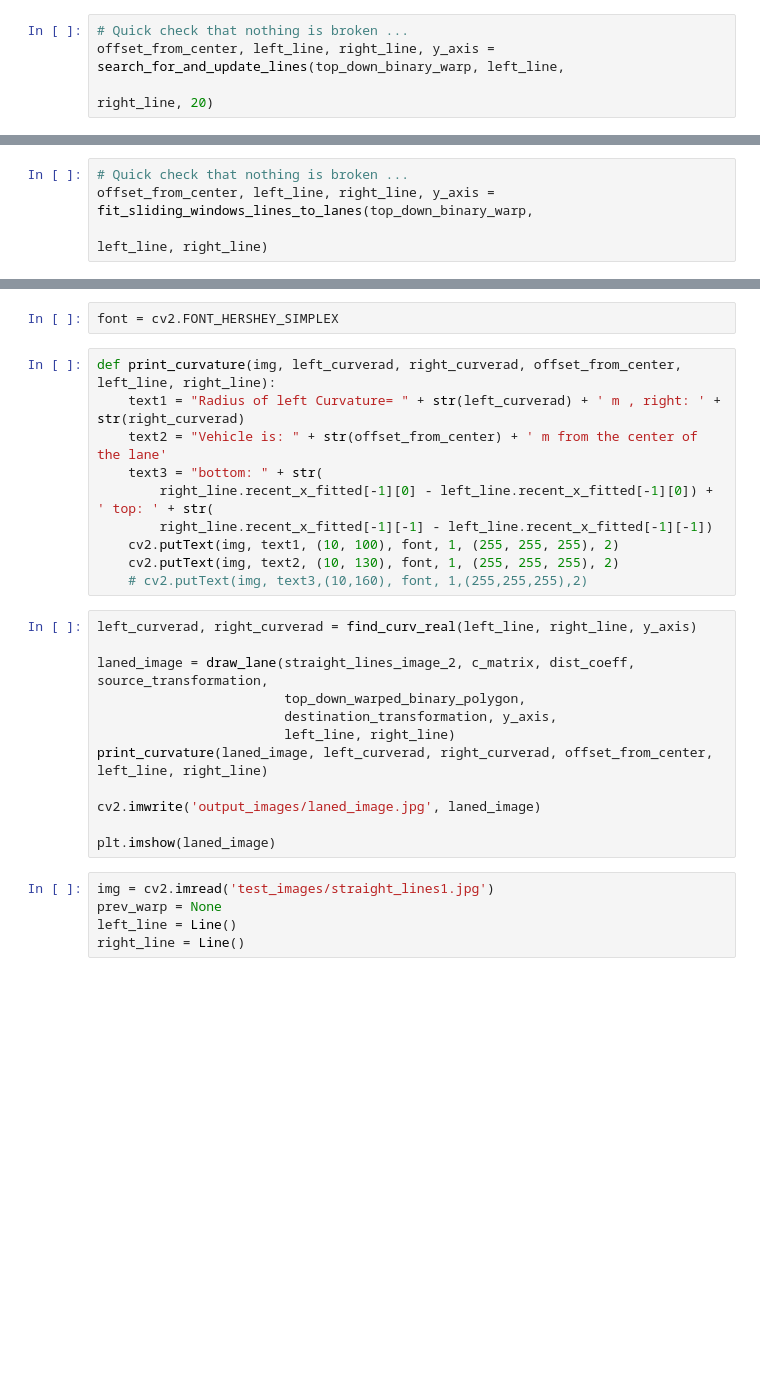
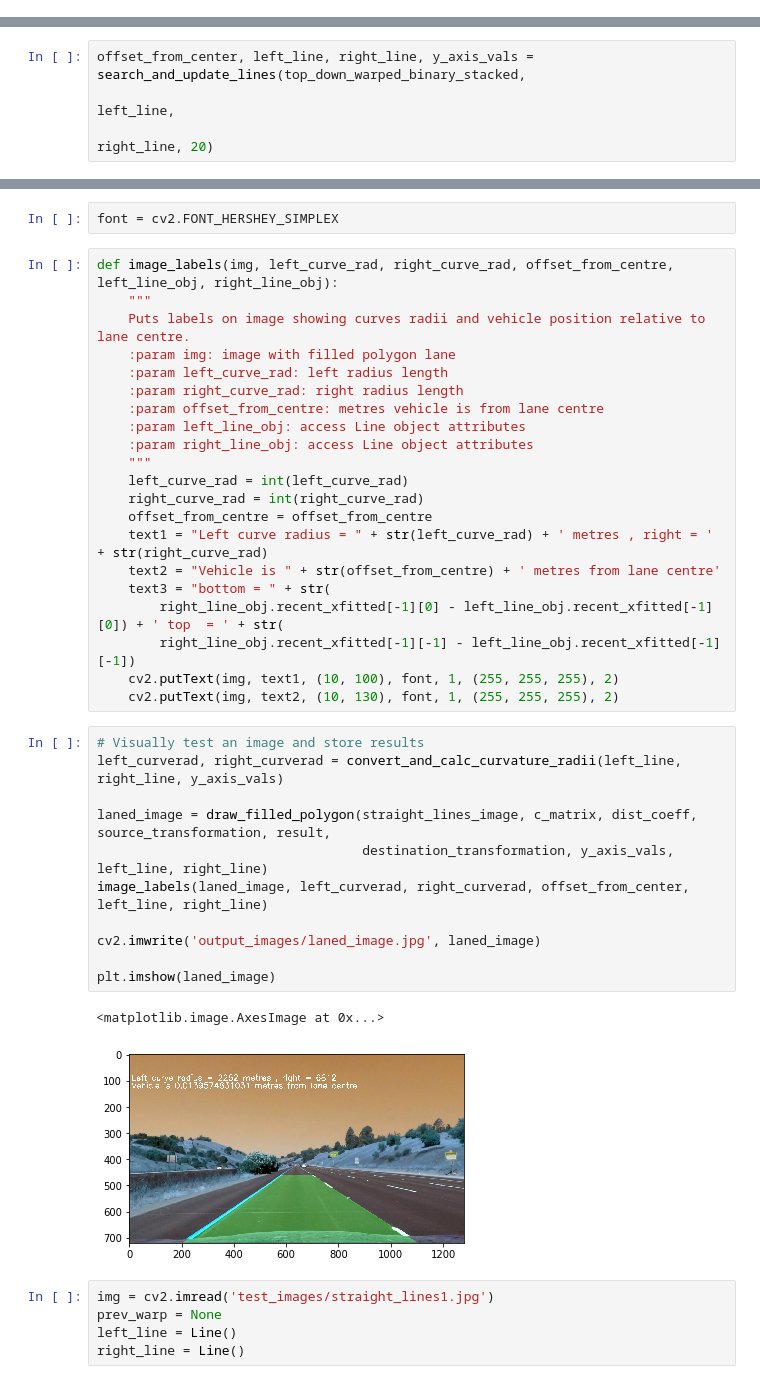
Before and after one commit to wfs/sdc-project-4-advanced-lane-detection, a Jupyter notebook: writeup.ipynb, the cells around one changed output, grey strips where cells are left out. Drawn from its saved outputs; the diff is of its cells as text; blank space fills up the shorter version.

```diff
--- a/writeup.ipynb
+++ b/writeup.ipynb
@@ -869,4 +754,0 @@ def search_for_and_update_lines(top_down_bin_warp, left_line_obj, right_line_obj
-# %%
-# Quick check that nothing is broken ...
-offset_from_center, left_line, right_line, y_axis = search_for_and_update_lines(top_down_binary_warp, left_line,
-                                                                                right_line, 20)
@@ -933,4 +754,0 @@ find_curv_real(left_line, right_line, y_axis)  # e.g. (547.92457013247042, 336.9
-# %%
-# Quick check that nothing is broken ...
-offset_from_center, left_line, right_line, y_axis = fit_sliding_windows_lines_to_lanes(top_down_binary_warp,
-                                                                                       left_line, right_line)
@@ -936,0 +867,4 @@ offset_from_center, left_line, right_line, y_axis = fit_sliding_windows_lines_to
+# %%
+offset_from_center, left_line, right_line, y_axis_vals = search_and_update_lines(top_down_warped_binary_stacked,
+                                                                                 left_line,
+                                                                                 right_line, 20)
@@ -965,27 +975,40 @@ def draw_lane(img, mtx, dist, src, top_down_polygon, dst, y_values, left_line, r
 # %%
 font = cv2.FONT_HERSHEY_SIMPLEX
-# %%
-def print_curvature(img, left_curverad, right_curverad, offset_from_center, left_line, right_line):
-    text1 = "Radius of left Curvature= " + str(left_curverad) + ' m , right: ' + str(right_curverad)
-    text2 = "Vehicle is: " + str(offset_from_center) + ' m from the center of the lane'
-    text3 = "bottom: " + str(
-        right_line.recent_x_fitted[-1][0] - left_line.recent_x_fitted[-1][0]) + ' top: ' + str(
-        right_line.recent_x_fitted[-1][-1] - left_line.recent_x_fitted[-1][-1])
-    cv2.putText(img, text1, (10, 100), font, 1, (255, 255, 255), 2)
-    cv2.putText(img, text2, (10, 130), font, 1, (255, 255, 255), 2)
-    # cv2.putText(img, text3,(10,160), font, 1,(255,255,255),2)
+# %%
+def image_labels(img, left_curve_rad, right_curve_rad, offset_from_centre, left_line_obj, right_line_obj):
+    """
+    Puts labels on image showing curves radii and vehicle position relative to lane centre.
+    :param img: image with filled polygon lane
+    :param left_curve_rad: left radius length
+    :param right_curve_rad: right radius length
+    :param offset_from_centre: metres vehicle is from lane centre
+    :param left_line_obj: access Line object attributes
+    :param right_line_obj: access Line object attributes
+    """
+    left_curve_rad = int(left_curve_rad)
+    right_curve_rad = int(right_curve_rad)
+    offset_from_centre = offset_from_centre
+    text1 = "Left curve radius = " + str(left_curve_rad) + ' metres , right = ' + str(right_curve_rad)
+    text2 = "Vehicle is " + str(offset_from_centre) + ' metres from lane centre'
+    text3 = "bottom = " + str(
+        right_line_obj.recent_xfitted[-1][0] - left_line_obj.recent_xfitted[-1][0]) + ' top  = ' + str(
+        right_line_obj.recent_xfitted[-1][-1] - left_line_obj.recent_xfitted[-1][-1])
+    cv2.putText(img, text1, (10, 100), font, 1, (255, 255, 255), 2)
+    cv2.putText(img, text2, (10, 130), font, 1, (255, 255, 255), 2)
 # %%
-left_curverad, right_curverad = find_curv_real(left_line, right_line, y_axis)
+# Visually test an image and store results
+left_curverad, right_curverad = convert_and_calc_curvature_radii(left_line, right_line, y_axis_vals)
 
-laned_image = draw_lane(straight_lines_image_2, c_matrix, dist_coeff, source_transformation,
-                        top_down_warped_binary_polygon,
-                        destination_transformation, y_axis,
-                        left_line, right_line)
-print_curvature(laned_image, left_curverad, right_curverad, offset_from_center, left_line, right_line)
+laned_image = draw_filled_polygon(straight_lines_image, c_matrix, dist_coeff, source_transformation, result,
+                                  destination_transformation, y_axis_vals, left_line, right_line)
+image_labels(laned_image, left_curverad, right_curverad, offset_from_center, left_line, right_line)
 
 cv2.imwrite('output_images/laned_image.jpg', laned_image)
 
 plt.imshow(laned_image)
+# %% [output]
+<matplotlib.image.AxesImage at 0x...>
+[figure, added]
 # %%
 img = cv2.imread('test_images/straight_lines1.jpg')
 prev_warp = None
```
Also changed, not shown: parts of 73 cells of this notebook, 13 other files.
